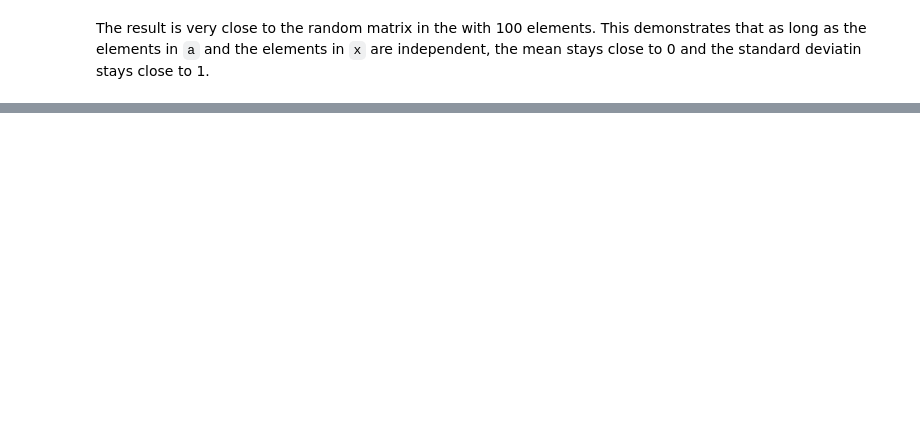
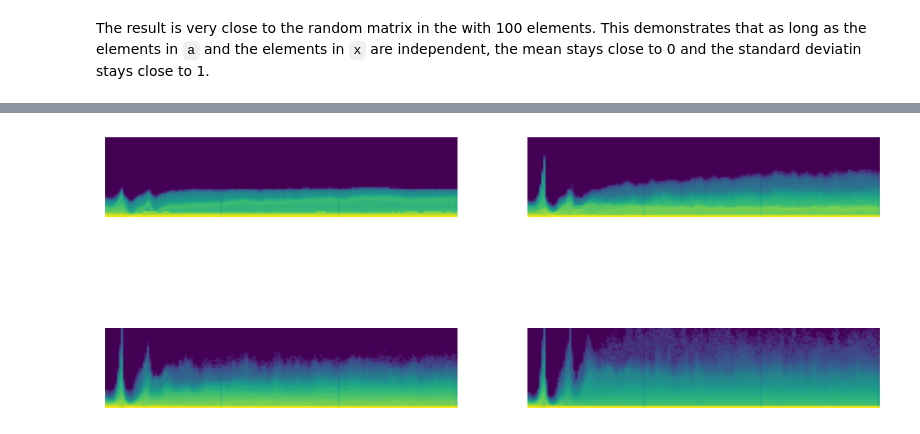
Before and after one commit to bachaudhry/FastAI-22-23, a Jupyter notebook: course_part_2/11_initializing.ipynb, the cells around one changed output, grey strips where cells are left out. Cells and saved outputs as stored; diff of their text form; code cells hidden in the pictures; blank space fills up the shorter version.

```diff
--- a/course_part_2/11_initializing.ipynb
+++ b/course_part_2/11_initializing.ipynb
@@ -259,0 +383,4 @@ Mathematically, that all seems fine. But the Xavier / Glorot Initialization **do
+# %%
+astats.color_dim()
+# %% [output]
+[figure, added]
```
Also changed, not shown: parts of 31 cells of this notebook.
